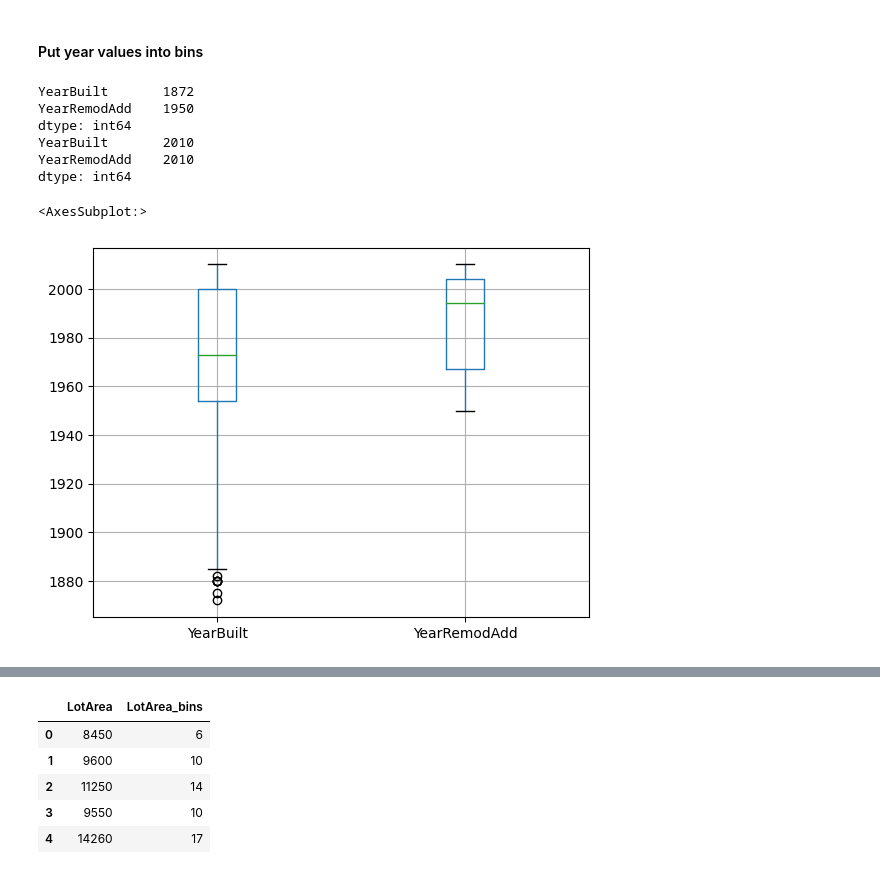
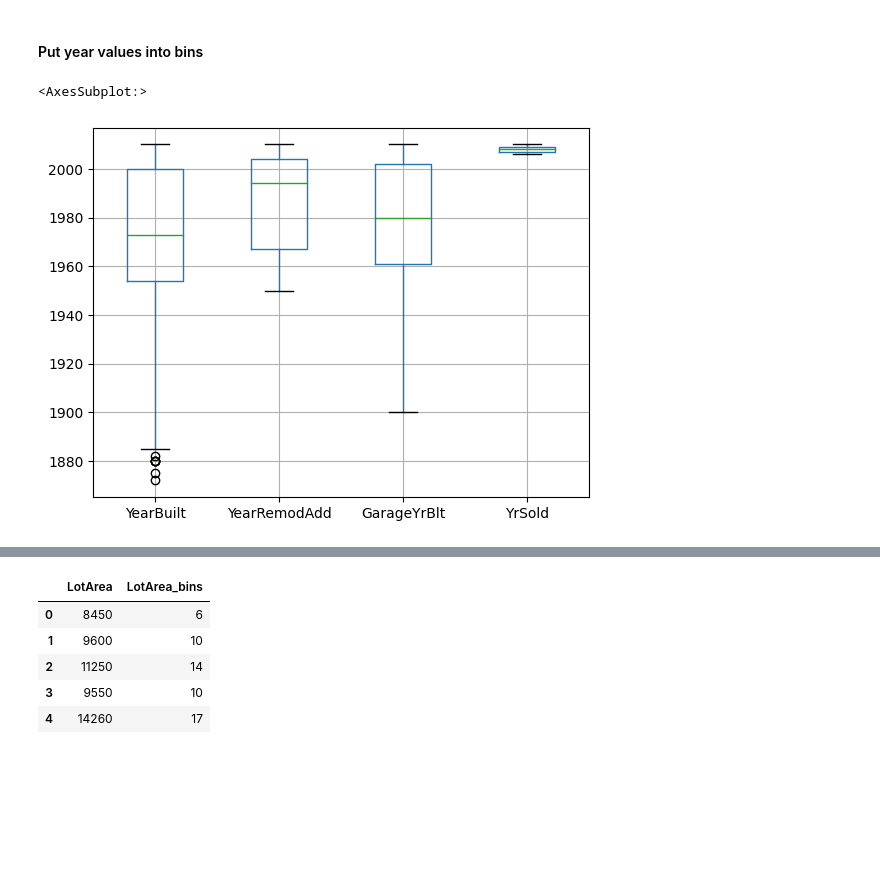
Before and after one commit to mikolajkania/kaggle-03-house-prices, a Jupyter notebook: notebooks/eda_train.ipynb, the cells around one changed output, grey strips where cells are left out. Drawn from its saved outputs; the diff is of its cells as text; code cells hidden in the pictures; blank space fills up the shorter version.

```diff
--- a/notebooks/eda_train.ipynb
+++ b/notebooks/eda_train.ipynb
@@ -54,17 +54,8 @@ train_df.head()
 5 rows × 124 columns
 # %% [markdown]
 #### Put year values into bins
-# %%
-print(train_df[['YearBuilt', 'YearRemodAdd']].min())
-print(train_df[['YearBuilt', 'YearRemodAdd']].max())
-
-train_df.boxplot(column=['YearBuilt', 'YearRemodAdd'])
-# %% [output]
-YearBuilt       1872
-YearRemodAdd    1950
-dtype: int64
-YearBuilt       2010
-YearRemodAdd    2010
-dtype: int64
-<AxesSubplot:>
-[figure, removed]
+# %%
+train_df.boxplot(column=['YearBuilt', 'YearRemodAdd', 'GarageYrBlt', 'YrSold'])
+# %% [output]
+<AxesSubplot:>
+[figure, added]
```
Also changed, not shown: parts of 15 cells of this notebook.
